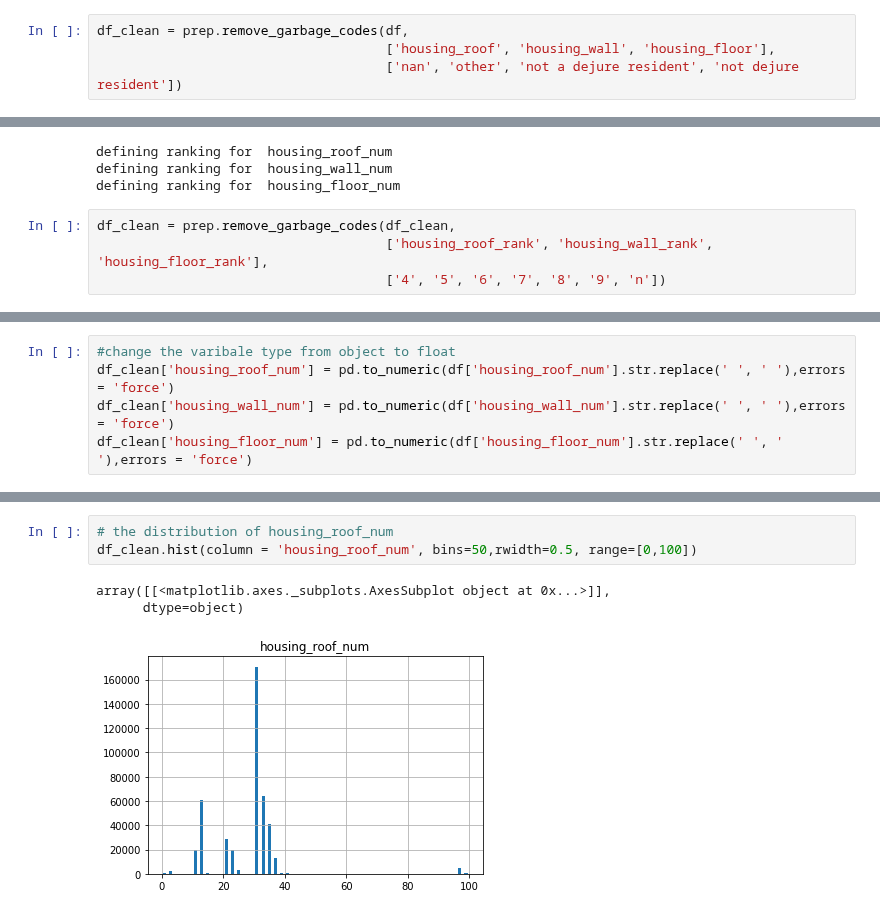
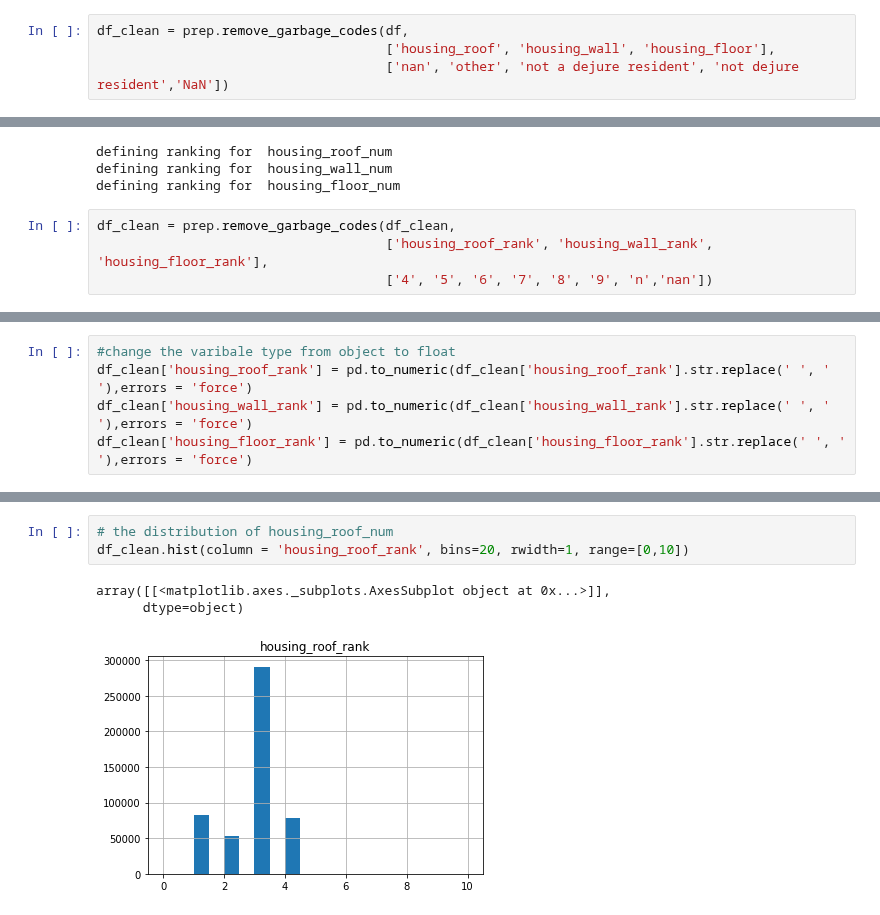
Before and after one commit to rfcai/hpc-housing-quality, a Jupyter notebook: hp_classify/visualization.ipynb, the cells around one changed output, grey strips where cells are left out. Saved outputs shown, nothing was run; the diff lists cells and outputs as text.

Commit message:
visualize 2

```diff
--- a/hp_classify/visualization.ipynb
+++ b/hp_classify/visualization.ipynb
@@ -21,5 +21,5 @@ data clean!
 # %%
 df_clean = prep.remove_garbage_codes(df,
                                      ['housing_roof', 'housing_wall', 'housing_floor'],
-                                     ['nan', 'other', 'not a dejure resident', 'not dejure resident'])
+                                     ['nan', 'other', 'not a dejure resident', 'not dejure resident','NaN'])
 # %% [output]
@@ -36,5 +36,5 @@ defining ranking for  housing_floor_num
 # %%
 df_clean = prep.remove_garbage_codes(df_clean,
                                      ['housing_roof_rank', 'housing_wall_rank', 'housing_floor_rank'],
-                                     ['4', '5', '6', '7', '8', '9', 'n'])
+                                     ['4', '5', '6', '7', '8', '9', 'n','nan'])
 # %% [output]
@@ -105,5 +45,5 @@ print(df)
 # %%
 #change the varibale type from object to float
-df_clean['housing_roof_num'] = pd.to_numeric(df['housing_roof_num'].str.replace(' ', ' '),errors = 'force')
-df_clean['housing_wall_num'] = pd.to_numeric(df['housing_wall_num'].str.replace(' ', ' '),errors = 'force')
-df_clean['housing_floor_num'] = pd.to_numeric(df['housing_floor_num'].str.replace(' ', ' '),errors = 'force')
+df_clean['housing_roof_rank'] = pd.to_numeric(df_clean['housing_roof_rank'].str.replace(' ', ' '),errors = 'force')
+df_clean['housing_wall_rank'] = pd.to_numeric(df_clean['housing_wall_rank'].str.replace(' ', ' '),errors = 'force')
+df_clean['housing_floor_rank'] = pd.to_numeric(df_clean['housing_floor_rank'].str.replace(' ', ' '),errors = 'force')
@@ -110,9 +84,9 @@ df_clean['housing_floor_num'] = pd.to_numeric(df['housing_floor_num'].str.replac
 # %%
 # the distribution of housing_roof_num
-df_clean.hist(column = 'housing_roof_num', bins=50,rwidth=0.5, range=[0,100])
+df_clean.hist(column = 'housing_roof_rank', bins=20, rwidth=1, range=[0,10])
 # %% [output]
 array([[<matplotlib.axes._subplots.AxesSubplot object at 0x...>]],
       dtype=object)
-[figure, old version]
+[figure, new version]
 # %%
 # the distribution of housing_wall_num
```
Also changed, not shown: parts of 23 cells of this notebook.
